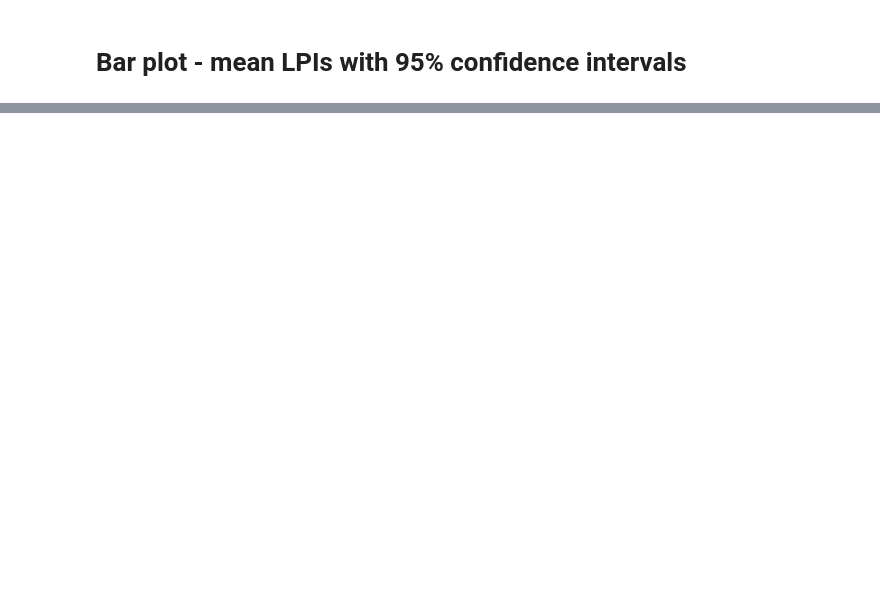
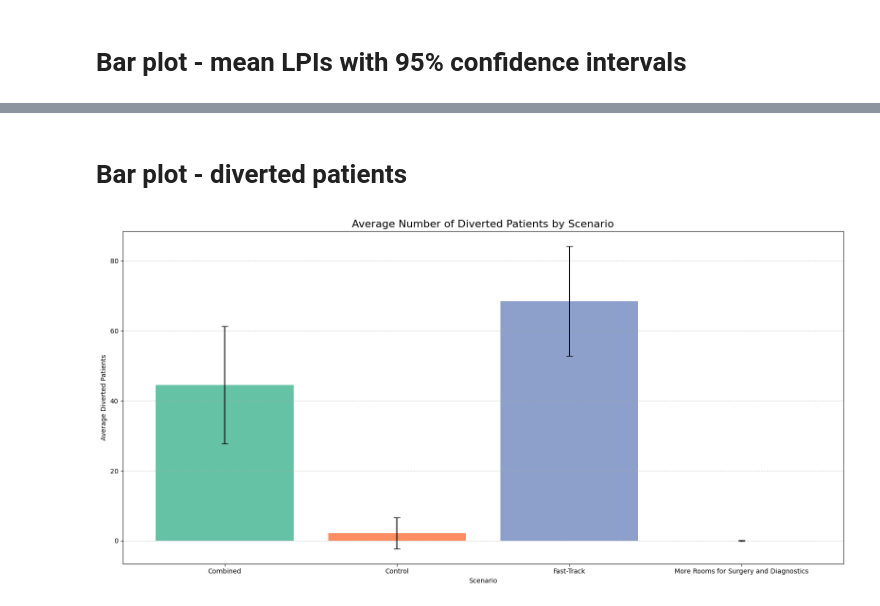
Before and after one commit to chigvintseva/UniProject-simulation-techniques, a Jupyter notebook: main.ipynb, the cells around one changed output, grey strips where cells are left out. Drawn from its saved outputs; the diff is of its cells as text; code cells hidden in the pictures; blank space fills up the shorter version.

```diff
--- a/main.ipynb
+++ b/main.ipynb
@@ -1025,0 +1047,22 @@ plt.show()
+# %% [markdown]
+# Bar plot - diverted patients
+# %%
+
+# Filter Diverted Patients KPI only
+diverted = summary_df[summary_df['KPI'] == 'Diverted Patients']
+
+# Extract means and std devs by scenario for diverted patients
+means = diverted['Mean'].values
+std_devs = diverted['Std Dev'].fillna(0).values
+scenarios = diverted['Scenario'].values
+
+plt.figure(figsize=(16,8))
+plt.bar(scenarios, means, yerr=std_devs, capsize=5, color=sns.color_palette('Set2', len(scenarios)))
+plt.title('Average Number of Diverted Patients by Scenario', fontsize=16)
+plt.ylabel('Average Diverted Patients')
+plt.xlabel('Scenario')
+plt.grid(axis='y', linestyle='--', alpha=0.6)
+plt.tight_layout()
+plt.show()
+# %% [output]
+[figure, added]
```
Also changed, not shown: parts of 17 cells of this notebook.
